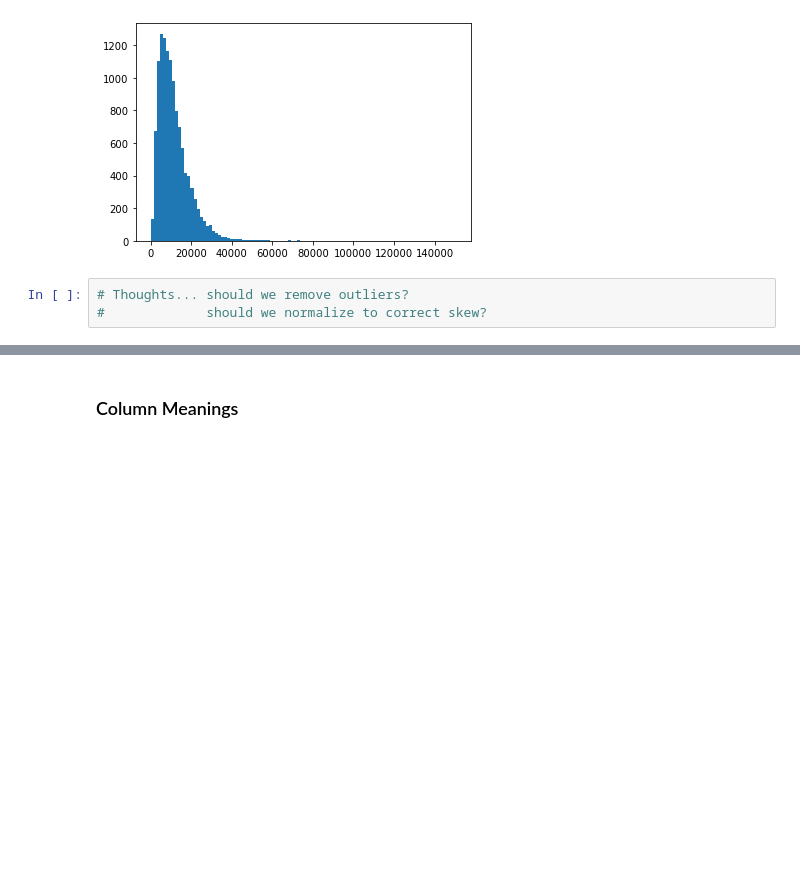
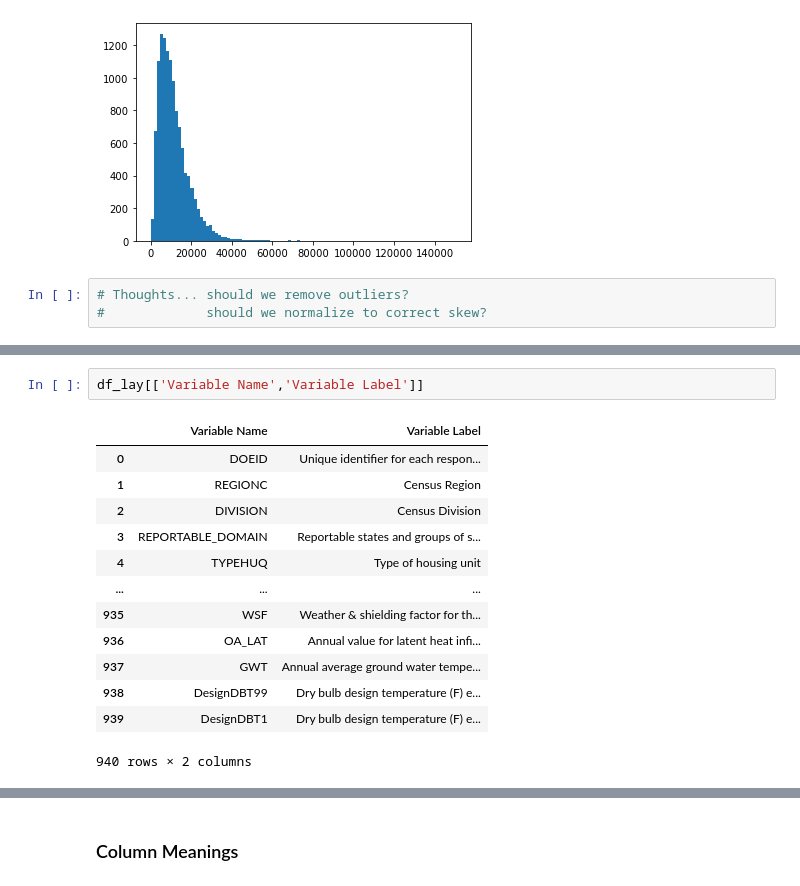
Before and after one commit to The-Powder-of-Data/predict_consumption, a Jupyter notebook: src/3rd_approach.ipynb, the cells around one changed output, grey strips where cells are left out. Saved outputs shown, nothing was run; the diff lists cells and outputs as text; blank space fills up the shorter version.

```diff
--- a/src/3rd_approach.ipynb
+++ b/src/3rd_approach.ipynb
@@ -392,0 +440,16 @@ plt.hist(target, bins=100)
+# %%
+df_lay[['Variable Name','Variable Label']]
+# %% [output]
+|  | Variable Name | Variable Label |
+| 0 | DOEID | Unique identifier for each respon... |
+| 1 | REGIONC | Census Region |
+| 2 | DIVISION | Census Division |
+| 3 | REPORTABLE_DOMAIN | Reportable states and groups of s... |
+| 4 | TYPEHUQ | Type of housing unit |
+| ... | ... | ... |
+| 935 | WSF | Weather & shielding factor for th... |
+| 936 | OA_LAT | Annual value for latent heat infi... |
+| 937 | GWT | Annual average ground water tempe... |
+| 938 | DesignDBT99 | Dry bulb design temperature (F) e... |
+| 939 | DesignDBT1 | Dry bulb design temperature (F) e... |
+940 rows × 2 columns
```
Also changed, not shown: parts of 11 cells of this notebook, 6 other files.
